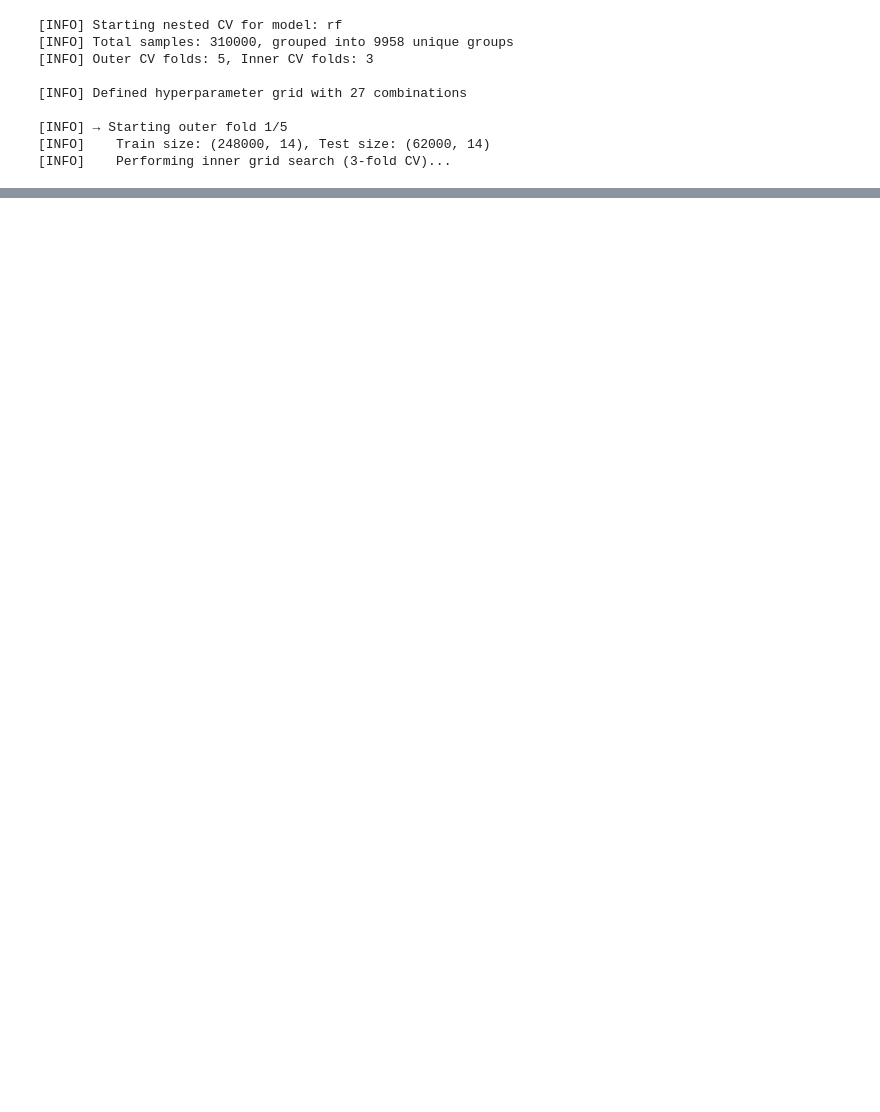
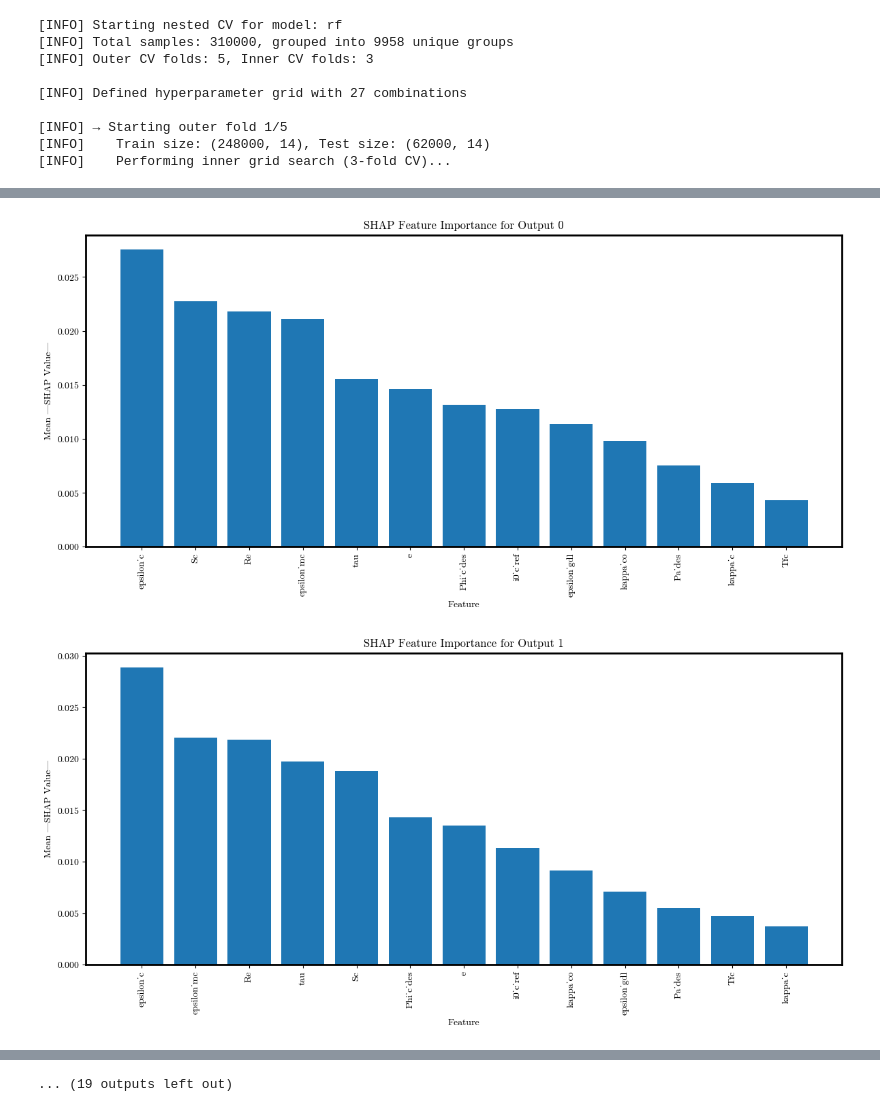
Before and after one commit to DejvisT/Sensitivity-Analysis-and-Surrogate-Modeling-of-PEM-Fuel-Cells, a Jupyter notebook: notebooks/11_surrogate_training.ipynb, the cells around one changed output, grey strips where cells are left out. Drawn from its saved outputs; the diff is of its cells as text; code cells hidden in the pictures; blank space fills up the shorter version.

Commit message:
Add SHAP for GP

```diff
--- a/notebooks/11_surrogate_training.ipynb
+++ b/notebooks/11_surrogate_training.ipynb
@@ -797,0 +669,27 @@ train_val_test_random_search(X.to_numpy(), y.to_numpy(), groups=df_exploded['SHA
+# %%
+import matplotlib.pyplot as plt
+import numpy as np
+
+# Example: list of feature names (make sure it matches your number of features)
+# Replace this with your actual feature names list
+feature_names = list(parameter_ranges.keys())
+
+for i, shap_values in enumerate(shap_values_list):
+    mean_abs_shap = np.abs(shap_values).mean(axis=0)
+
+    # Sort features by importance descending
+    sorted_indices = np.argsort(mean_abs_shap)[::-1]
+    sorted_shap = mean_abs_shap[sorted_indices]
+    sorted_feature_names = [feature_names[idx] for idx in sorted_indices]
+
+    plt.figure(figsize=(12, 6))
+    plt.bar(range(len(sorted_shap)), sorted_shap)
+    plt.xticks(ticks=range(len(sorted_shap)), labels=sorted_feature_names, rotation=90)
+    plt.xlabel('Feature')
+    plt.ylabel('Mean |SHAP Value|')
+    plt.title(f'SHAP Feature Importance for Output {i}')
+    plt.tight_layout()
+    plt.show()
+# %% [output]
+[figure, added]
+[figure, added]
@@ -797,0 +706 @@ train_val_test_random_search(X.to_numpy(), y.to_numpy(), groups=df_exploded['SHA
+... (19 outputs left out)
```
Also changed, not shown: parts of 20 cells of this notebook.
